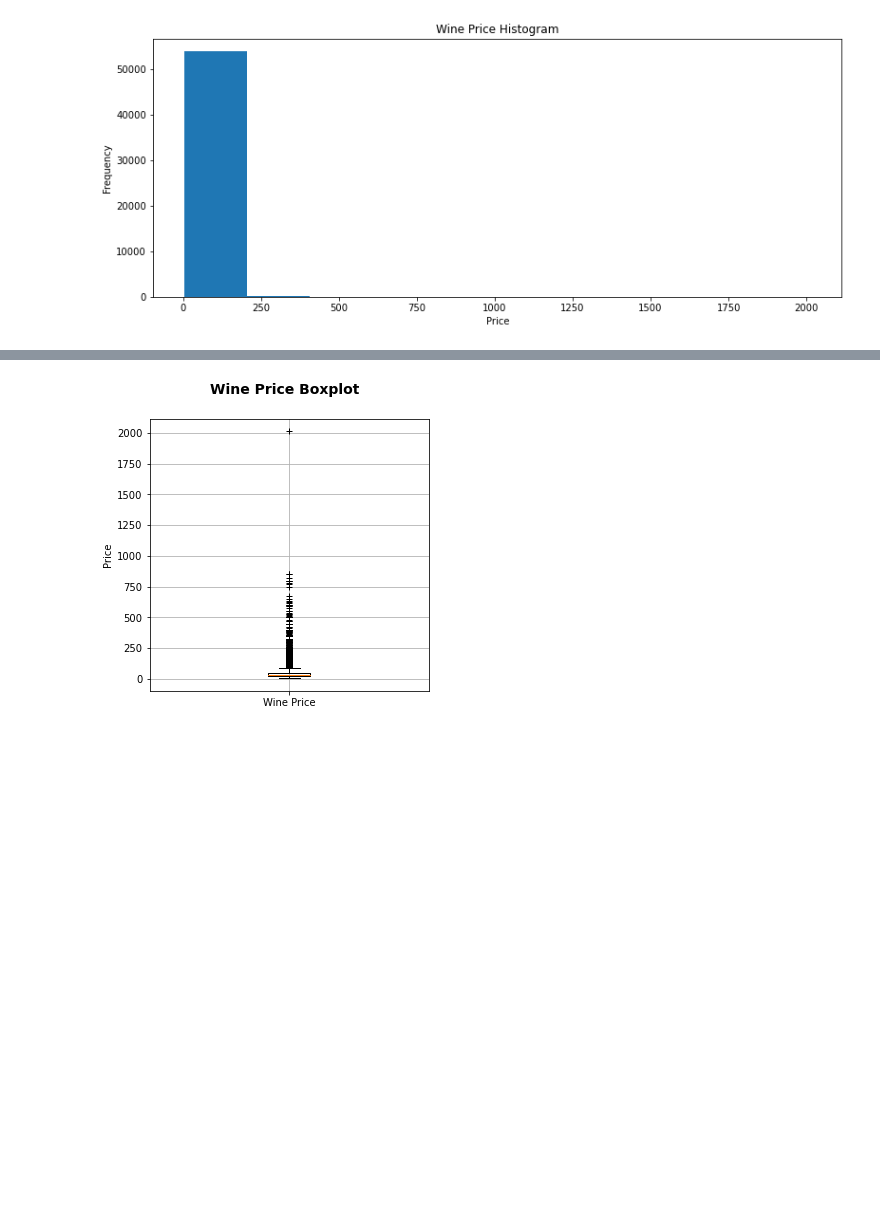
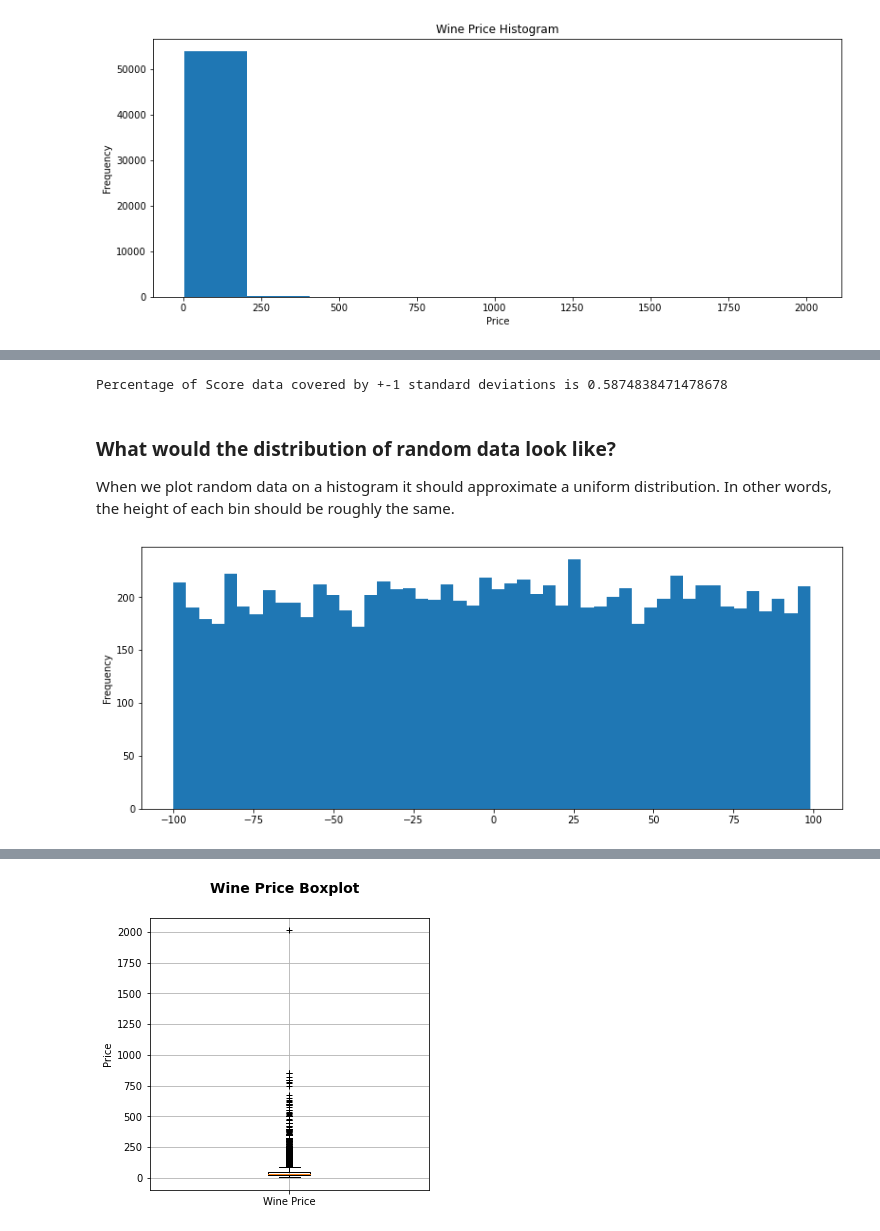
Before and after one commit to Dar-BN/descriptive-statistics, a Jupyter notebook: StatisticsIntro.ipynb, the cells around one changed output, grey strips where cells are left out. Saved outputs shown, nothing was run; the diff lists cells and outputs as text; code cells hidden in the pictures; blank space fills up the shorter version.

```diff
--- a/StatisticsIntro.ipynb
+++ b/StatisticsIntro.ipynb
@@ -172,0 +288,18 @@ plt.savefig("figs/price_ex_outlier_kde.pdf")
+# %%
+wine_2std = wine_df[(wine_df.points > (mean_score - score_std)) & (wine_df.points < (mean_score + score_std))]
+count_2std = wine_2std['points'].count()
+count_total = wine_df['points'].count()
+print("Percentage of Score data covered by +-1 standard deviations is " + str(count_2std/count_total))
+# %% [output]
+Percentage of Score data covered by +-1 standard deviations is 0.5874838471478678
+# %% [markdown]
+### What would the distribution of random data look like?
+When we plot random data on a histogram it should approximate a uniform distribution. In other words, the height of each bin should be roughly the same.
+# %%
+# Lets generate some random data and plot it using a Histogram BINS=50
+random_values = np.random.randint(-100, 100, size=(10000))
+random_df = pd.DataFrame(random_values, columns=['value'])
+random_df['value'].plot(kind='hist', bins=50)
+plt.savefig("figs/random_hist.pdf")
+# %% [output]
+[figure, added]
```
Also changed, not shown: parts of 48 cells of this notebook, 22 other files.
